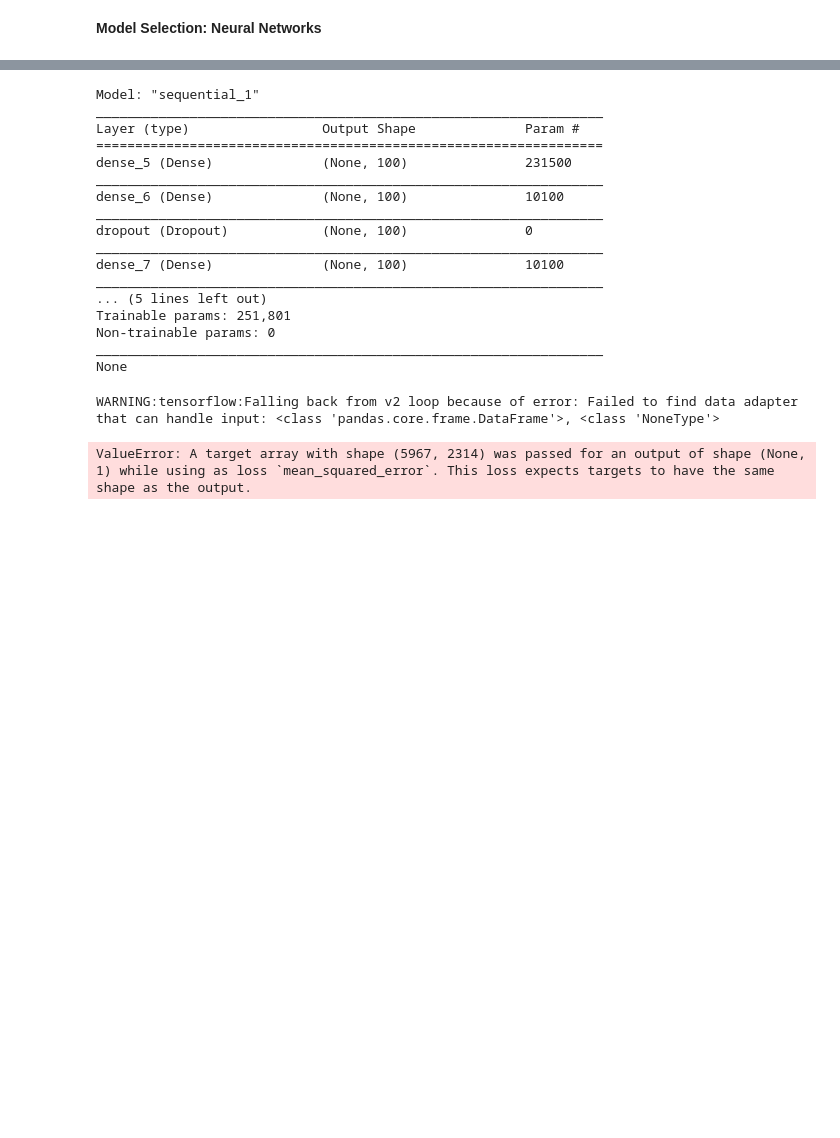
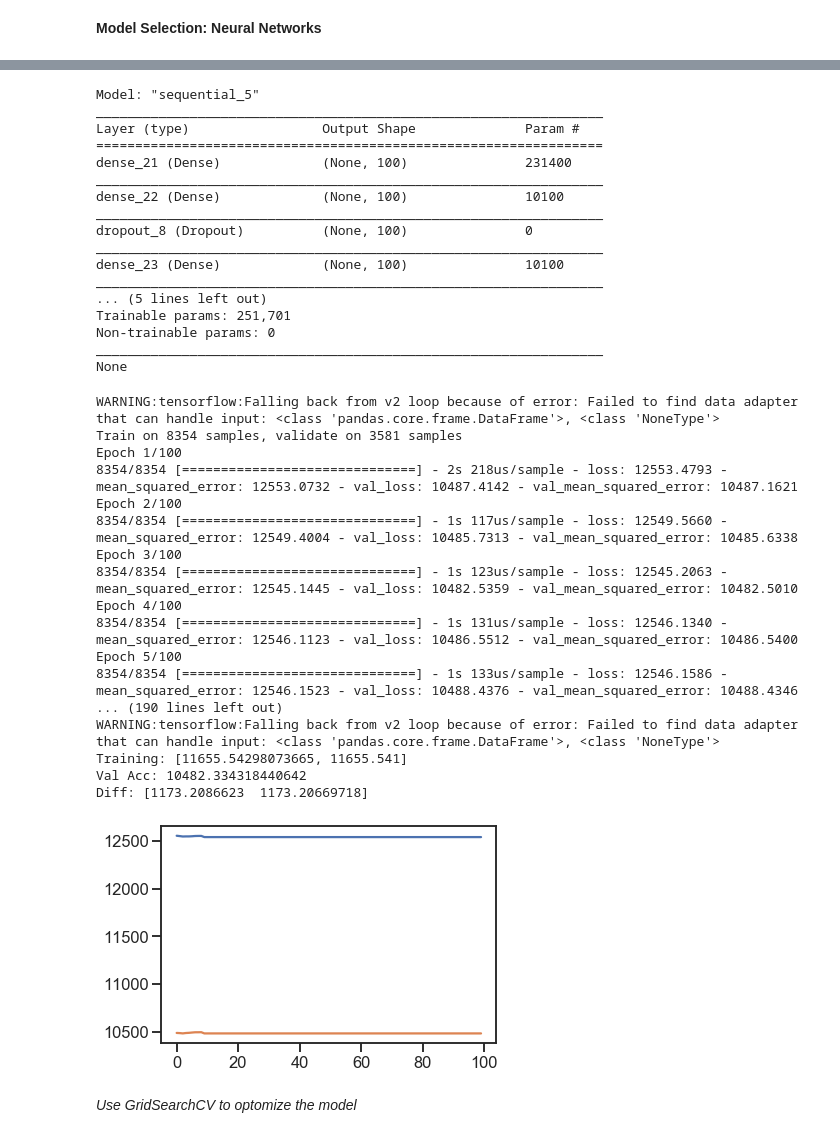
Before and after one commit to jake-w-schneider/SYPA, a Jupyter notebook: 1_Scripts/Harvard_SYPA/4c_Model_Selection_Neural_Networks.ipynb, the cells around one changed output, grey strips where cells are left out. Cells and saved outputs as stored; diff of their text form; code cells hidden in the pictures; blank space fills up the shorter version.

Commit message:
got DNN1 to work; completing GridSearchCV

```diff
--- a/1_Scripts/Harvard_SYPA/4c_Model_Selection_Neural_Networks.ipynb
+++ b/1_Scripts/Harvard_SYPA/4c_Model_Selection_Neural_Networks.ipynb
@@ -124,3 +126,9 @@ results.head()
 in_sample.loc[:,'longitude':].shape
 # %% [output]
 (11935, 2314)
+# %%
+# Xs
+
+Xs = in_sample.loc[:,'longitude':]
+Xs = Xs.drop(['Foreign direct investment, net inflows (% of GDP)'], axis = 1)
+Xs.shape
@@ -126,0 +137,5 @@ in_sample.loc[:,'longitude':].shape
+# %%
+# y
+
+y = in_sample['Foreign direct investment, net inflows (% of GDP)']
+y.shape
@@ -196,4 +195,4 @@ callbacks_list = [checkpoint]
 # %%
-#Train the DNN
-
-NN_model.fit(X_train, y_train, epochs=500, batch_size=32, validation_split = 0.2, callbacks=callbacks_list)
+##Train the DNN
+#
+#NN_model.fit(X_train, y_train, epochs=500, batch_size=32, validation_split = 0.2, callbacks=callbacks_list)
@@ -219,8 +199,8 @@ KeyboardInterrupt:
 # %%
-# Attempt 2
+# DNN 2
 
 batch_size = 128
-epochs = 1700
+epochs = 100
 num_classes = 2
 nodes_layers = [100,100,100]  #[100,100, 100]  #[80,80,80] #[100,100, 100]
 kernel_weight = 0.003
@@ -229,8 +209,8 @@ activity_weight = 0.0
 
 #reset the model
 model = tf.keras.models.Sequential()
-# firzt hidden layer
-model.add(tf.keras.layers.Dense(nodes_layers[0], activation='relu', input_shape=(2314,)))
+# first hidden layer
+model.add(tf.keras.layers.Dense(nodes_layers[0], activation='relu', input_shape=(2313,)))
 # hidden layers
 for s in nodes_layers[1:]:
     model.add(tf.keras.layers.Dense(units = s,  activation = 'relu',
@@ -252,37 +232,55 @@ optimize = tf.keras.optimizers.Adam(learning_rate=0.0007, beta_1=0.9, beta_2=0.9
 
 model.compile(optimizer=optimize, loss='mean_squared_error', metrics=['mean_squared_error'])
 # %% [output]
-Model: "sequential_1"
+Model: "sequential_5"
 _________________________________________________________________
 Layer (type)                 Output Shape              Param #
 =================================================================
-dense_5 (Dense)              (None, 100)               231500
+dense_21 (Dense)             (None, 100)               231400
 _________________________________________________________________
-dense_6 (Dense)              (None, 100)               10100
+dense_22 (Dense)             (None, 100)               10100
 _________________________________________________________________
-dropout (Dropout)            (None, 100)               0
+dropout_8 (Dropout)          (None, 100)               0
 _________________________________________________________________
-dense_7 (Dense)              (None, 100)               10100
+dense_23 (Dense)             (None, 100)               10100
 _________________________________________________________________
 ... (5 lines left out)
-Trainable params: 251,801
+Trainable params: 251,701
 Non-trainable params: 0
 _________________________________________________________________
 None
 # %%
-history_basic = model.fit(X_train, y_train, batch_size=batch_size, epochs=epochs,  validation_split=.3, verbose=1)
+history_basic = model.fit(Xs, y, batch_size=batch_size, epochs=epochs,  validation_split=.3, verbose=1) #X_train, y_train,
 
-loss, acc = model.evaluate(X_train, y_train, verbose=False)
-print("Training:",loss,acc)
+mse = model.evaluate(X_train, y_train, verbose=False)
+print("Training:", mse)
 
-valacc = history_basic.history['val_acc'][-1]
-print("Val Acc:",valacc)
-print("Diff:", acc-valacc)
+val_loss = history_basic.history['val_loss'][-1]
+print("Val Acc:",val_loss)
+print("Diff:", mse-val_loss)
 
 
 
-plt.plot(history_basic.history['acc'])
-plt.plot(history_basic.history['val_acc']);
+plt.plot(history_basic.history['mean_squared_error'])
+plt.plot(history_basic.history['val_loss']);
 # %% [output]
 WARNING:tensorflow:Falling back from v2 loop because of error: Failed to find data adapter that can handle input: <class 'pandas.core.frame.DataFrame'>, <class 'NoneType'>
+Train on 8354 samples, validate on 3581 samples
+Epoch 1/100
+8354/8354 [==============================] - 2s 218us/sample - loss: 12553.4793 - mean_squared_error: 12553.0732 - val_loss: 10487.4142 - val_mean_squared_error: 10487.1621
+Epoch 2/100
+8354/8354 [==============================] - 1s 117us/sample - loss: 12549.5660 - mean_squared_error: 12549.4004 - val_loss: 10485.7313 - val_mean_squared_error: 10485.6338
+Epoch 3/100
+8354/8354 [==============================] - 1s 123us/sample - loss: 12545.2063 - mean_squared_error: 12545.1445 - val_loss: 10482.5359 - val_mean_squared_error: 10482.5010
+Epoch 4/100
+8354/8354 [==============================] - 1s 131us/sample - loss: 12546.1340 - mean_squared_error: 12546.1123 - val_loss: 10486.5512 - val_mean_squared_error: 10486.5400
+Epoch 5/100
+8354/8354 [==============================] - 1s 133us/sample - loss: 12546.1586 - mean_squared_error: 12546.1523 - val_loss: 10488.4376 - val_mean_squared_error: 10488.4346
+... (190 lines left out)
+WARNING:tensorflow:Falling back from v2 loop because of error: Failed to find data adapter that can handle input: <class 'pandas.core.frame.DataFrame'>, <class 'NoneType'>
+Training: [11655.54298073665, 11655.541]
+Val Acc: 10482.334318440642
+Diff: [1173.2086623  1173.20669718]
-ValueError: A target array with shape (5967, 2314) was passed for an output of shape (None, 1) while using as loss `mean_squared_error`. This loss expects targets to have the same shape as the output.
+[figure, added]
+# %% [markdown]
+*Use GridSearchCV to optomize the model*
```
Also changed, not shown: parts of 13 cells of this notebook.
